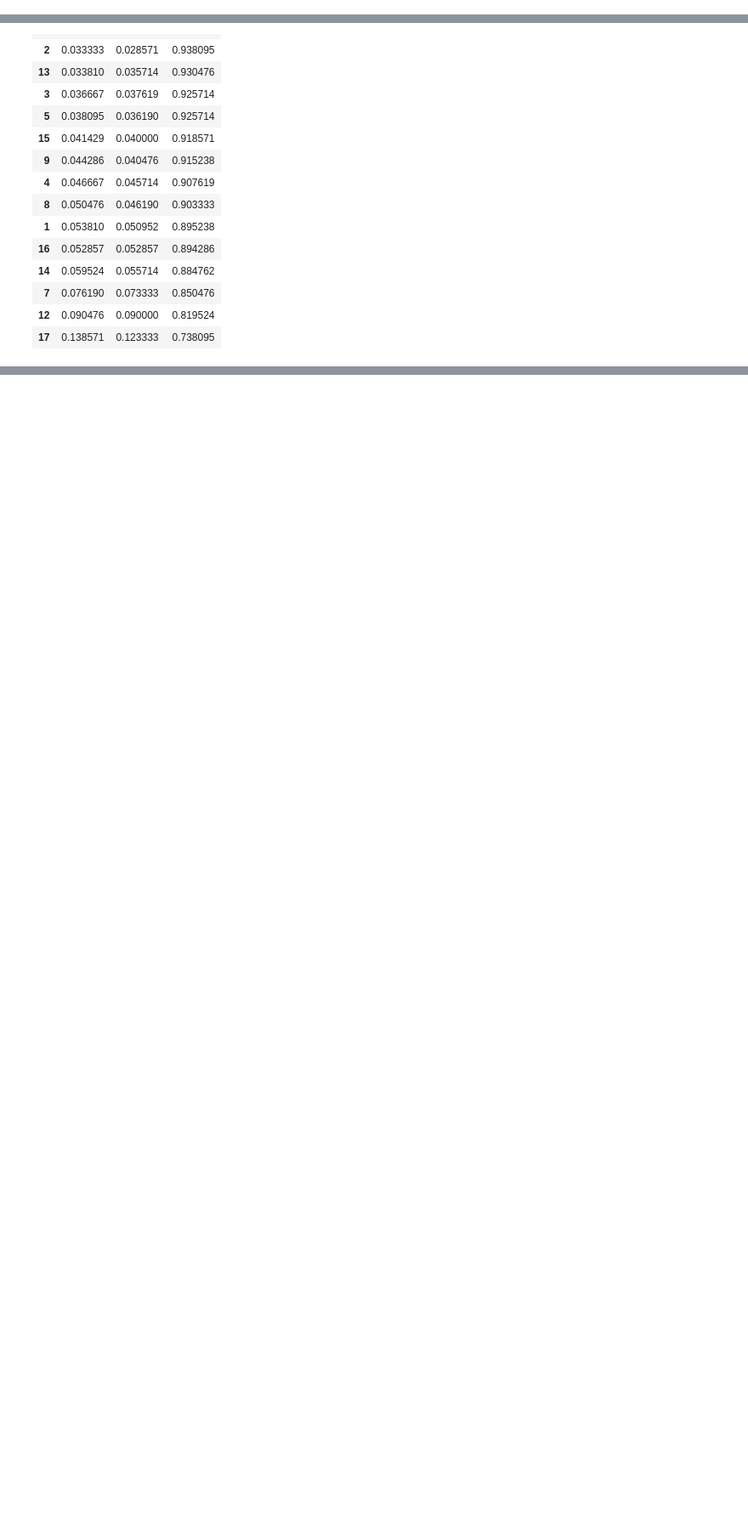
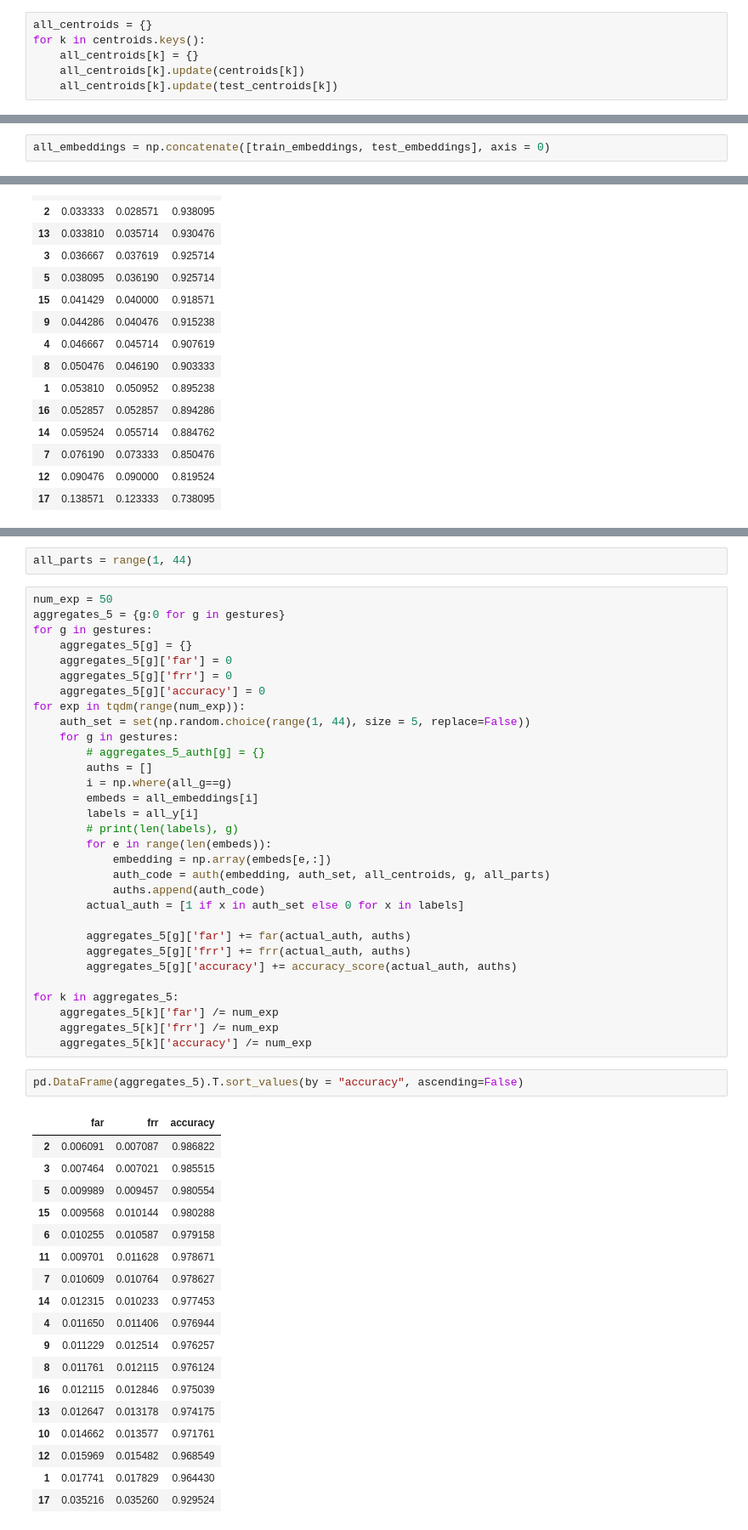
Before and after one commit to tanmaygadgil/DS5500-project, a Jupyter notebook: Authentication/Auth Experiments.ipynb, the cells around one changed output, grey strips where cells are left out. Shown at 85% size. Saved outputs shown, nothing was run; the diff lists cells and outputs as text; blank space fills up the shorter version.

```diff
--- a/Authentication/Auth Experiments.ipynb
+++ b/Authentication/Auth Experiments.ipynb
@@ -122,6 +126,12 @@ with open("centroids_v1.json", "r") as file:
 ## Reading centroids
 with open("test_centroids_v1.json", "r") as file:
     test_centroids = json.load(file)
+# %%
+all_centroids = {}
+for k in centroids.keys():
+    all_centroids[k] = {}
+    all_centroids[k].update(centroids[k])
+    all_centroids[k].update(test_centroids[k])
 # %%
 train_dataset = TensorDataset(torch.tensor(x_train).type(torch.float32), torch.tensor(y_train).type(torch.LongTensor))
 test_dataset = TensorDataset(torch.tensor(x_test).type(torch.float32), torch.tensor(y_test).type(torch.LongTensor))
@@ -132,3 +142,5 @@ test_loader = DataLoader(test_dataset, batch_size=batch_size, shuffle=False)
 # %%
 train_embeddings = embed(model=encoder, test_loader=train_loader)
 test_embeddings = embed(model=encoder, test_loader=test_loader)
+# %%
+all_embeddings = np.concatenate([train_embeddings, test_embeddings], axis = 0)
@@ -637,0 +656,54 @@ pd.DataFrame(aggregates_test).T.sort_values(by = "accuracy", ascending=False)
+# %%
+all_parts = range(1, 44)
+# %%
+num_exp = 50
+aggregates_5 = {g:0 for g in gestures}
+for g in gestures:
+    aggregates_5[g] = {}
+    aggregates_5[g]['far'] = 0
+    aggregates_5[g]['frr'] = 0
+    aggregates_5[g]['accuracy'] = 0
+for exp in tqdm(range(num_exp)):
+    auth_set = set(np.random.choice(range(1, 44), size = 5, replace=False))
+    for g in gestures:
+        # aggregates_5_auth[g] = {}
+        auths = []
+        i = np.where(all_g==g)
+        embeds = all_embeddings[i]
+        labels = all_y[i]
+        # print(len(labels), g)
+        for e in range(len(embeds)):
+            embedding = np.array(embeds[e,:])
+            auth_code = auth(embedding, auth_set, all_centroids, g, all_parts)
+            auths.append(auth_code)
+        actual_auth = [1 if x in auth_set else 0 for x in labels]
+
+        aggregates_5[g]['far'] += far(actual_auth, auths)
+        aggregates_5[g]['frr'] += frr(actual_auth, auths)
+        aggregates_5[g]['accuracy'] += accuracy_score(actual_auth, auths)
+
+for k in aggregates_5:
+    aggregates_5[k]['far'] /= num_exp
+    aggregates_5[k]['frr'] /= num_exp
+    aggregates_5[k]['accuracy'] /= num_exp
+# %%
+pd.DataFrame(aggregates_5).T.sort_values(by = "accuracy", ascending=False)
+# %% [output]
+|  | far | frr | accuracy |
+| 2 | 0.006091 | 0.007087 | 0.986822 |
+| 3 | 0.007464 | 0.007021 | 0.985515 |
+| 5 | 0.009989 | 0.009457 | 0.980554 |
+| 15 | 0.009568 | 0.010144 | 0.980288 |
+| 6 | 0.010255 | 0.010587 | 0.979158 |
+| 11 | 0.009701 | 0.011628 | 0.978671 |
+| 7 | 0.010609 | 0.010764 | 0.978627 |
+| 14 | 0.012315 | 0.010233 | 0.977453 |
+| 4 | 0.011650 | 0.011406 | 0.976944 |
+| 9 | 0.011229 | 0.012514 | 0.976257 |
+| 8 | 0.011761 | 0.012115 | 0.976124 |
+| 16 | 0.012115 | 0.012846 | 0.975039 |
+| 13 | 0.012647 | 0.013178 | 0.974175 |
+| 10 | 0.014662 | 0.013577 | 0.971761 |
+| 12 | 0.015969 | 0.015482 | 0.968549 |
+| 1 | 0.017741 | 0.017829 | 0.964430 |
+| 17 | 0.035216 | 0.035260 | 0.929524 |
```
Also changed, not shown: parts of 5 cells of this notebook.
